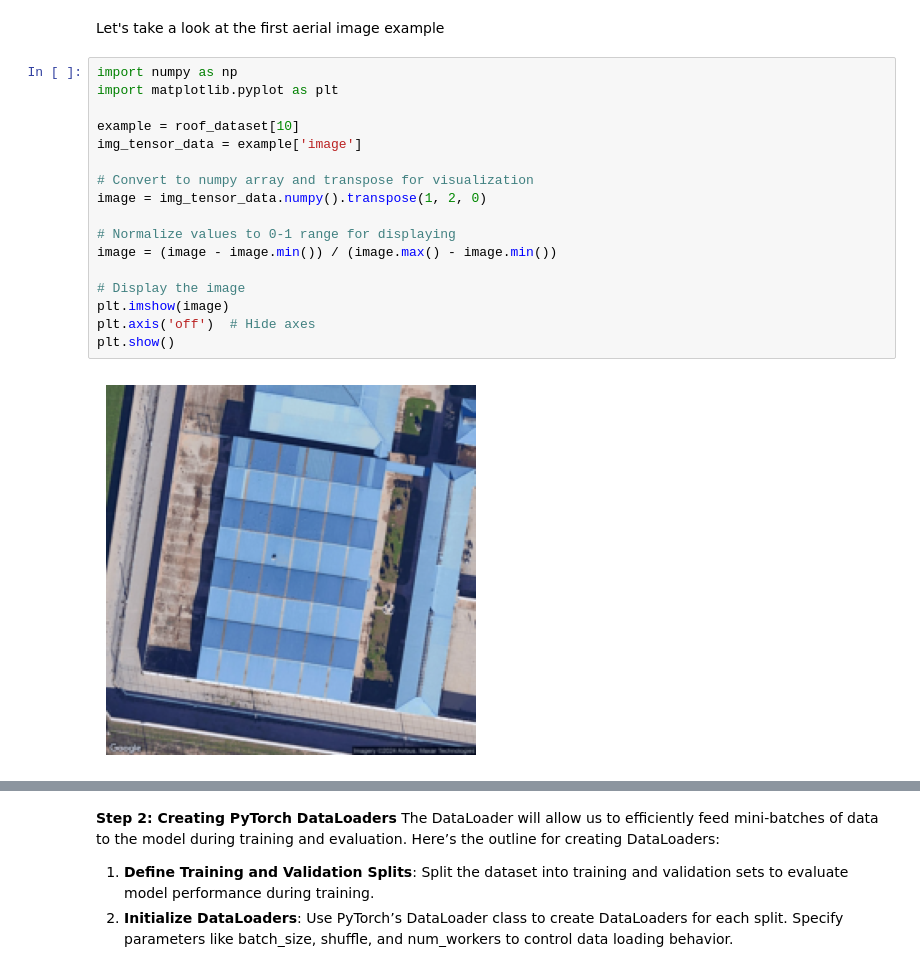
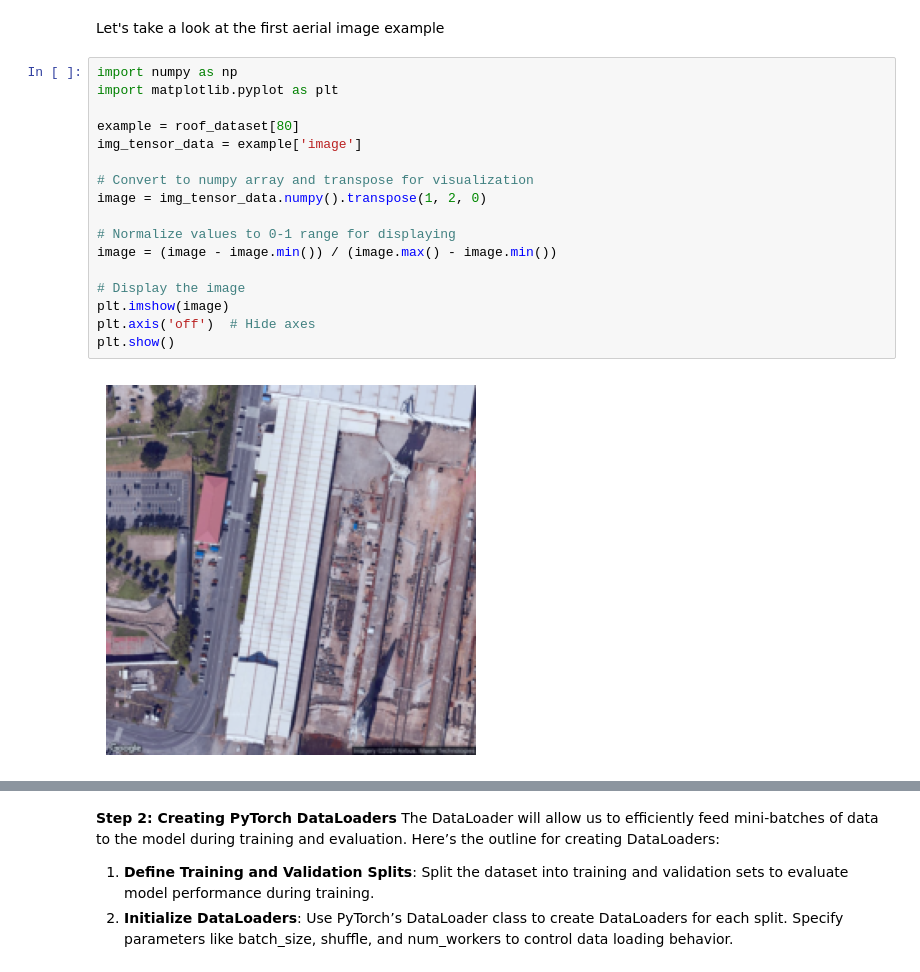
Before and after one commit to mm-mazhar/IECO, a Jupyter notebook: LAM3D.ipynb, the cells around one changed output, grey strips where cells are left out. Drawn from its saved outputs; the diff is of its cells as text.

```diff
--- a/LAM3D.ipynb
+++ b/LAM3D.ipynb
@@ -116,22 +154,22 @@ Let's take a look at the first aerial image example
 # %%
 import numpy as np
 import matplotlib.pyplot as plt
 
-example = roof_dataset[10]
+example = roof_dataset[80]
 img_tensor_data = example['image']
 
 # Convert to numpy array and transpose for visualization
 image = img_tensor_data.numpy().transpose(1, 2, 0)
 
 # Normalize values to 0-1 range for displaying
 image = (image - image.min()) / (image.max() - image.min())
 
 # Display the image
 plt.imshow(image)
 plt.axis('off')  # Hide axes
 plt.show()
 # %% [output]
-[figure, old version]
+[figure, new version]
 # %%
 pcd_tensor_data = example['dsm']
 
```
Also changed, not shown: parts of 10 cells of this notebook.
